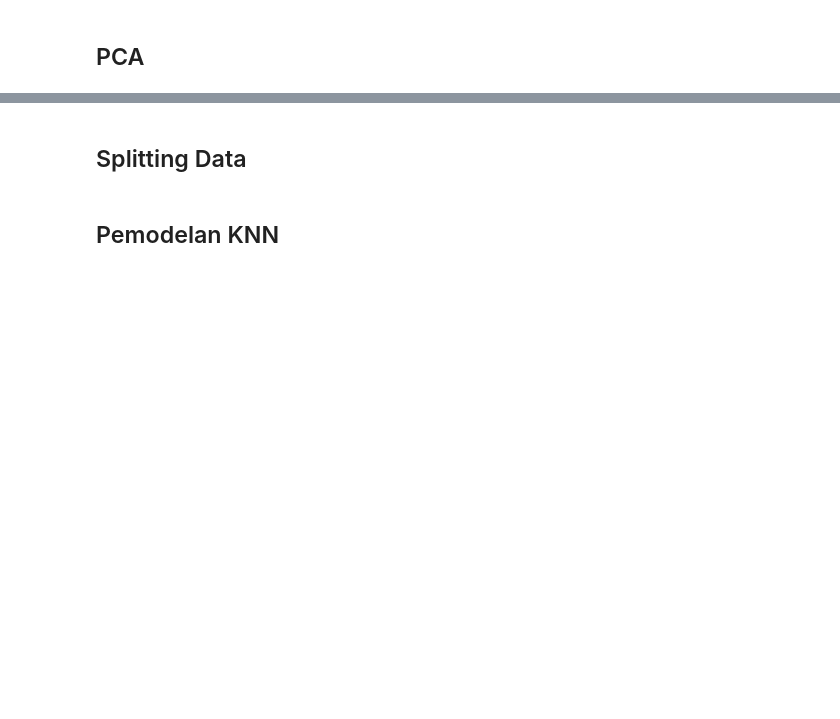
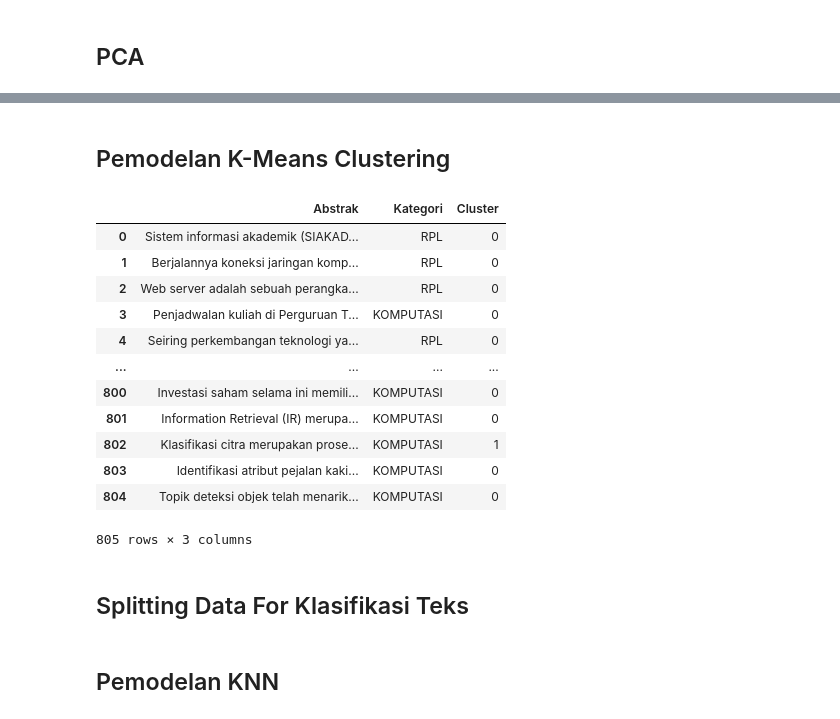
Before and after one commit to Ihsan210702/prosaindata, a Jupyter notebook: _sources/UTS.ipynb, the cells around one changed output, grey strips where cells are left out. Saved outputs shown, nothing was run; the diff lists cells and outputs as text; code cells hidden in the pictures; blank space fills up the shorter version.

```diff
--- a/_sources/UTS.ipynb
+++ b/_sources/UTS.ipynb
@@ -25,3 +25,6 @@ data
 | 803 | 807 | Identifikasi atribut pejalan kaki... | KOMPUTASI |
 | 804 | 808 | Topik deteksi objek telah menarik... | KOMPUTASI |
 805 rows × 3 columns
+# %%
+Y = df.drop(columns=['Unnamed: 0'])
+Y
@@ -326,6 +346,30 @@ principal_abstrak_Df
 805 rows × 150 columns
+# %% [markdown]
+## Pemodelan K-Means Clustering
+# %%
+from sklearn.cluster import KMeans
+cluster_K = KMeans (n_clusters=2,init="random")
+fitted_K = cluster_K.fit_predict(principal_abstrak_Df)
+
+cluster = pd.DataFrame({'Cluster': fitted_K})
+result = pd.concat([Y, cluster], axis=1)
+result
+# %% [output]
+|  | Abstrak | Kategori | Cluster |
+| 0 | Sistem informasi akademik (SIAKAD... | RPL | 0 |
+| 1 | Berjalannya koneksi jaringan komp... | RPL | 0 |
+| 2 | Web server adalah sebuah perangka... | RPL | 0 |
+| 3 | Penjadwalan kuliah di Perguruan T... | KOMPUTASI | 0 |
+| 4 | Seiring perkembangan teknologi ya... | RPL | 0 |
+| ... | ... | ... | ... |
+| 800 | Investasi saham selama ini memili... | KOMPUTASI | 0 |
+| 801 | Information Retrieval (IR) merupa... | KOMPUTASI | 0 |
+| 802 | Klasifikasi citra merupakan prose... | KOMPUTASI | 1 |
+| 803 | Identifikasi atribut pejalan kaki... | KOMPUTASI | 0 |
+| 804 | Topik deteksi objek telah menarik... | KOMPUTASI | 0 |
+805 rows × 3 columns
 # %% [markdown]
-## Splitting Data
+## Splitting Data For Klasifikasi Teks
 # %%
 from sklearn.model_selection import train_test_split
 training, test = train_test_split(principalComponents_abstrak,test_size=0.2, random_state=1)#Nilai X training dan Nilai X testing
```
Also changed, not shown: parts of 13 cells of this notebook, 10 other files.
